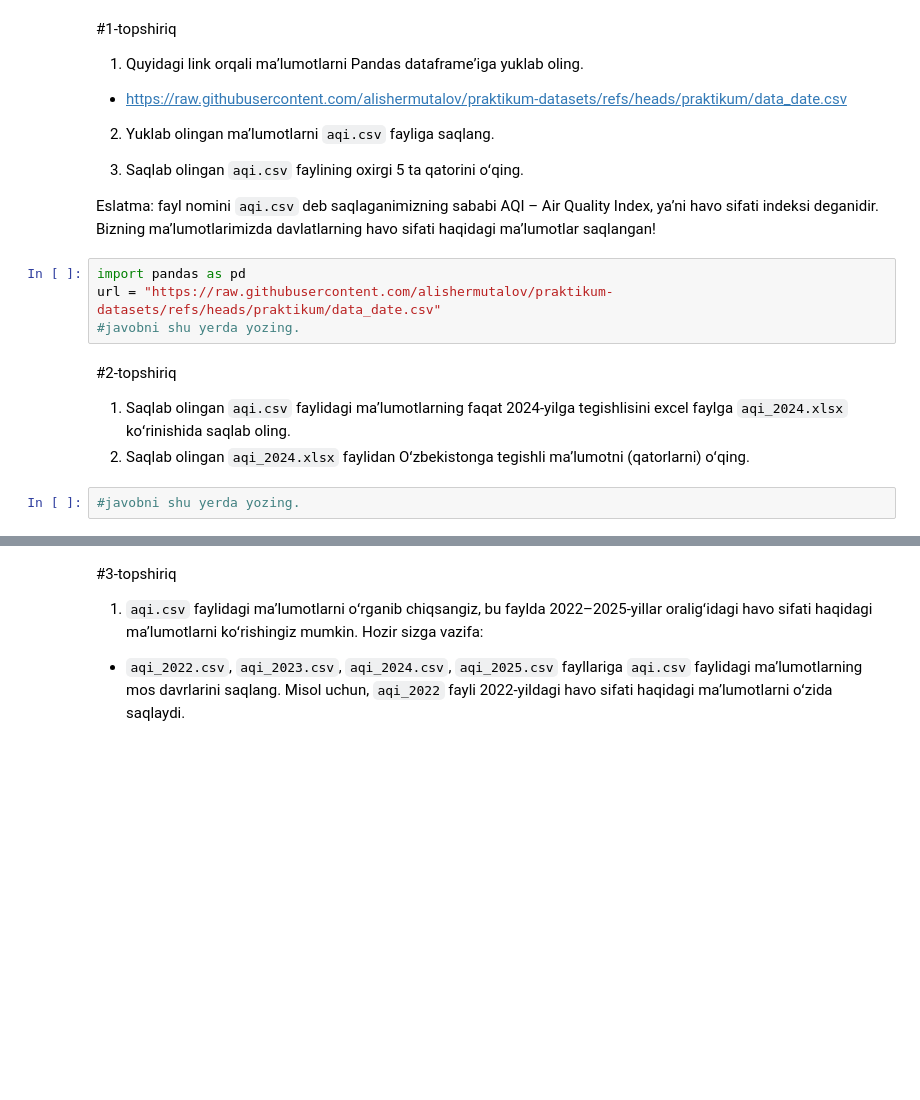
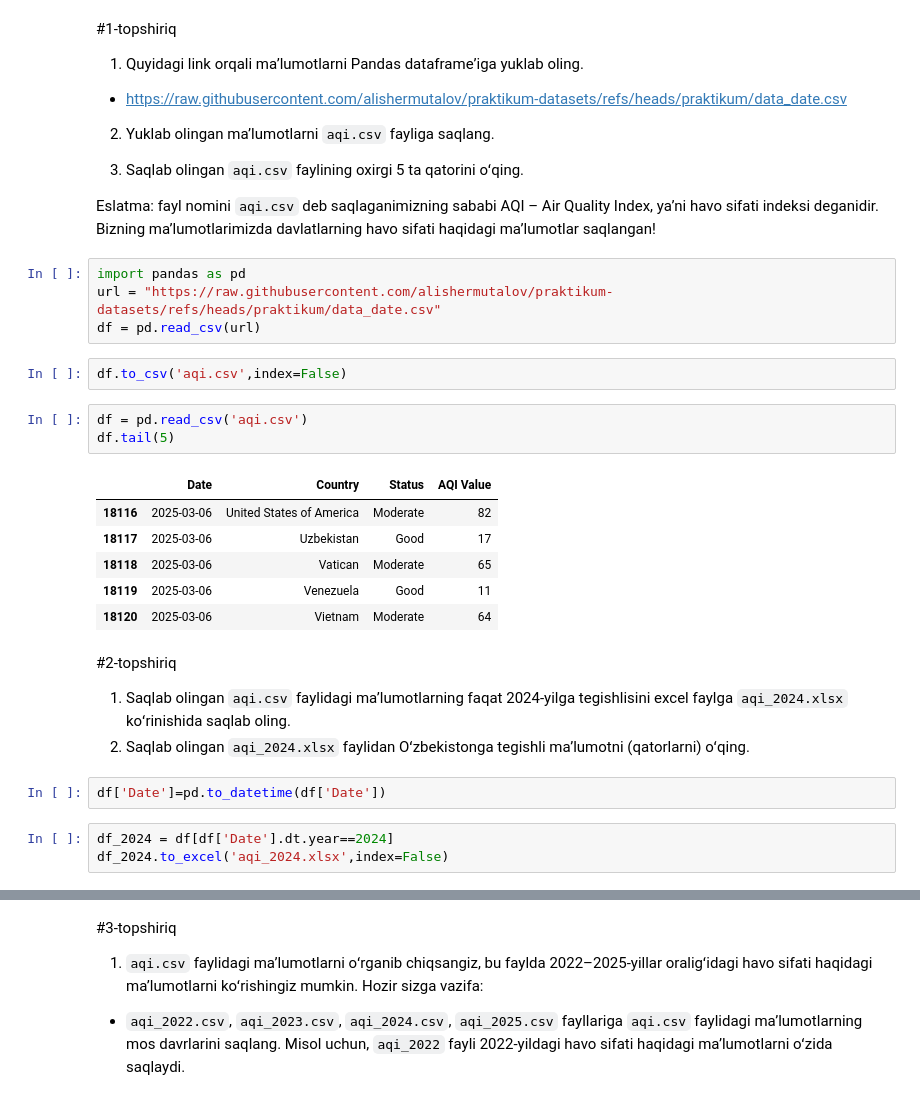
Before and after one commit to IlyasNasirov/notebook, a Jupyter notebook: 10_MAʼLUMOTLARGA_ISHLOV_BERISH_10_5.ipynb, the cells around one changed output, grey strips where cells are left out. Cells and saved outputs as stored; diff of their text form; blank space fills up the shorter version.

```diff
--- a/10_MAʼLUMOTLARGA_ISHLOV_BERISH_10_5.ipynb
+++ b/10_MAʼLUMOTLARGA_ISHLOV_BERISH_10_5.ipynb
@@ -24,10 +24,25 @@ Eslatma: fayl nomini `aqi.csv` deb saqlaganimizning sababi AQI – Air Quality I
 # %%
 import pandas as pd
 url = "https://raw.githubusercontent.com/alishermutalov/praktikum-datasets/refs/heads/praktikum/data_date.csv"
-#javobni shu yerda yozing.
+df = pd.read_csv(url)
+# %%
+df.to_csv('aqi.csv',index=False)
+# %%
+df = pd.read_csv('aqi.csv')
+df.tail(5)
+# %% [output]
+|  | Date | Country | Status | AQI Value |
+| 18116 | 2025-03-06 | United States of America | Moderate | 82 |
+| 18117 | 2025-03-06 | Uzbekistan | Good | 17 |
+| 18118 | 2025-03-06 | Vatican | Moderate | 65 |
+| 18119 | 2025-03-06 | Venezuela | Good | 11 |
+| 18120 | 2025-03-06 | Vietnam | Moderate | 64 |
 # %% [markdown]
 #2-topshiriq
 1. Saqlab olingan `aqi.csv` faylidagi maʼlumotlarning faqat 2024-yilga tegishlisini excel faylga `aqi_2024.xlsx` koʻrinishida saqlab oling.
 2. Saqlab olingan `aqi_2024.xlsx` faylidan Oʻzbekistonga tegishli maʼlumotni (qatorlarni) oʻqing.
-# %%
-#javobni shu yerda yozing.
+# %%
+df['Date']=pd.to_datetime(df['Date'])
+# %%
+df_2024 = df[df['Date'].dt.year==2024]
+df_2024.to_excel('aqi_2024.xlsx',index=False)
```
Also changed, not shown: parts of 1 cell of this notebook.
